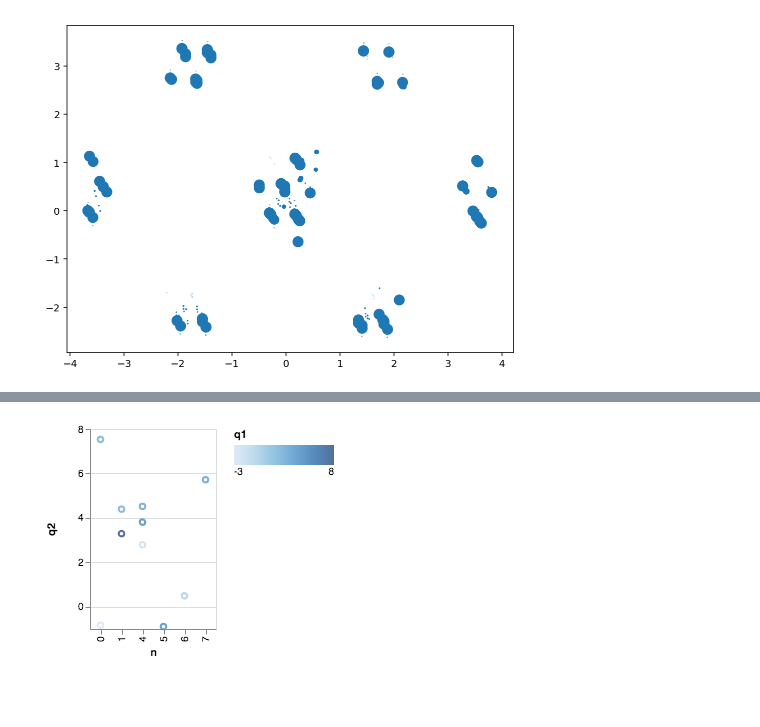
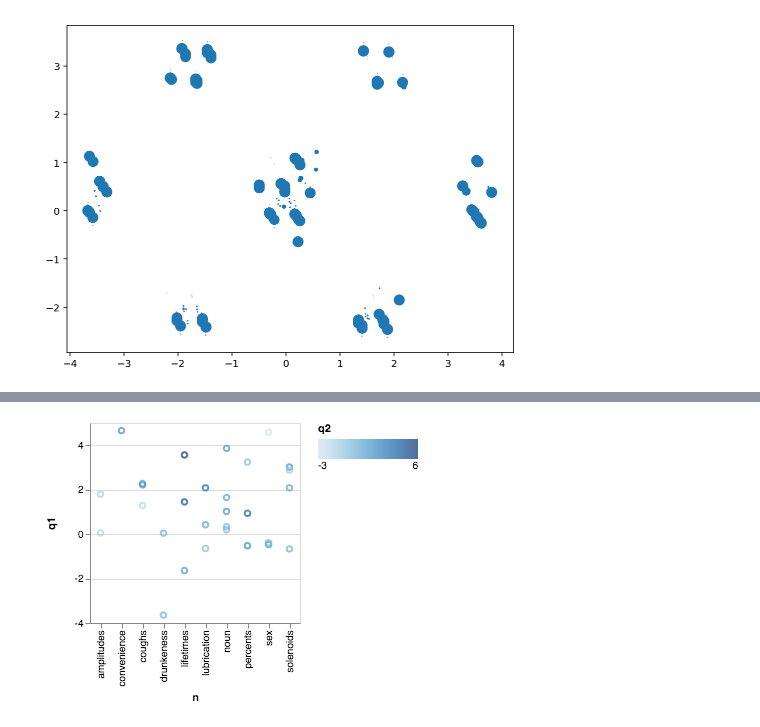
Before and after one commit to uwdata/draco, a Jupyter notebook: notebooks/Feature analysis.ipynb, the cells around one changed output, grey strips where cells are left out. Saved outputs shown, nothing was run; the diff lists cells and outputs as text; code cells hidden in the pictures; blank space fills up the shorter version.

```diff
--- a/notebooks/Feature analysis.ipynb
+++ b/notebooks/Feature analysis.ipynb
@@ -158,10 +166,10 @@ PosNeg(data=<draco.spec.Data object at 0x...>, task=None, source='manual', negat
 # %%
-spec = pair.negative
+spec = pair.positive
 spec['data'] = {
-    'values': vals
+    'values': pair.data.content
 }
 
 VegaLite(spec)
 # %% [output]
 [interactive output not drawn]
-[figure, old version]
+[figure, new version]
```
Also changed, not shown: parts of 10 cells of this notebook, 2 other files.
